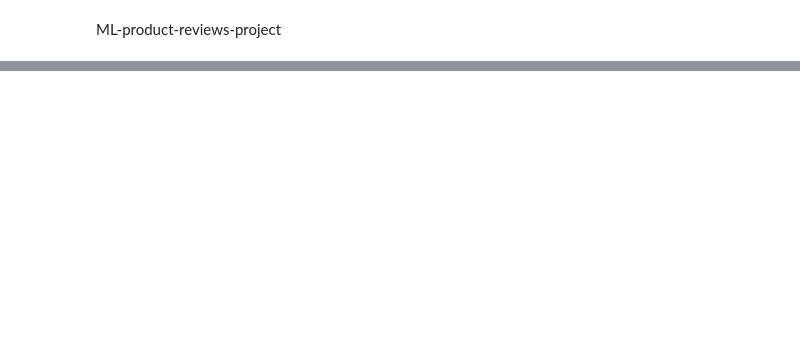
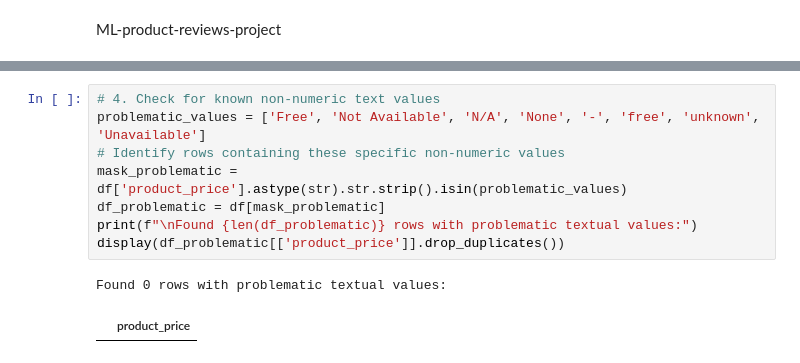
Before and after one commit to AlinaRaducan17/ml-product-reviews-project, a Jupyter notebook: notebook/product_reviews_analysis.ipynb, the cells around one changed output, grey strips where cells are left out. Drawn from its saved outputs; the diff is of its cells as text; blank space fills up the shorter version.

```diff
--- a/notebook/product_reviews_analysis.ipynb
+++ b/notebook/product_reviews_analysis.ipynb
@@ -32,0 +187,11 @@ First 5 rows:
+# %%
+# 4. Check for known non-numeric text values
+problematic_values = ['Free', 'Not Available', 'N/A', 'None', '-', 'free', 'unknown', 'Unavailable']
+# Identify rows containing these specific non-numeric values
+mask_problematic = df['product_price'].astype(str).str.strip().isin(problematic_values)
+df_problematic = df[mask_problematic]
+print(f"\nFound {len(df_problematic)} rows with problematic textual values:")
+display(df_problematic[['product_price']].drop_duplicates())
+# %% [output]
+Found 0 rows with problematic textual values:
+|  | product_price |
```
Also changed, not shown: parts of 15 cells of this notebook.
